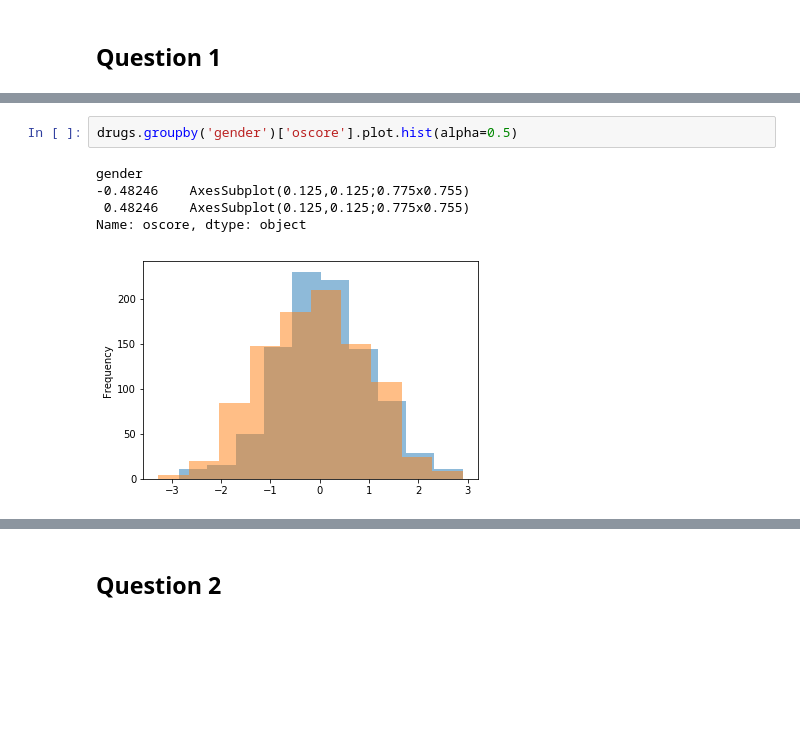
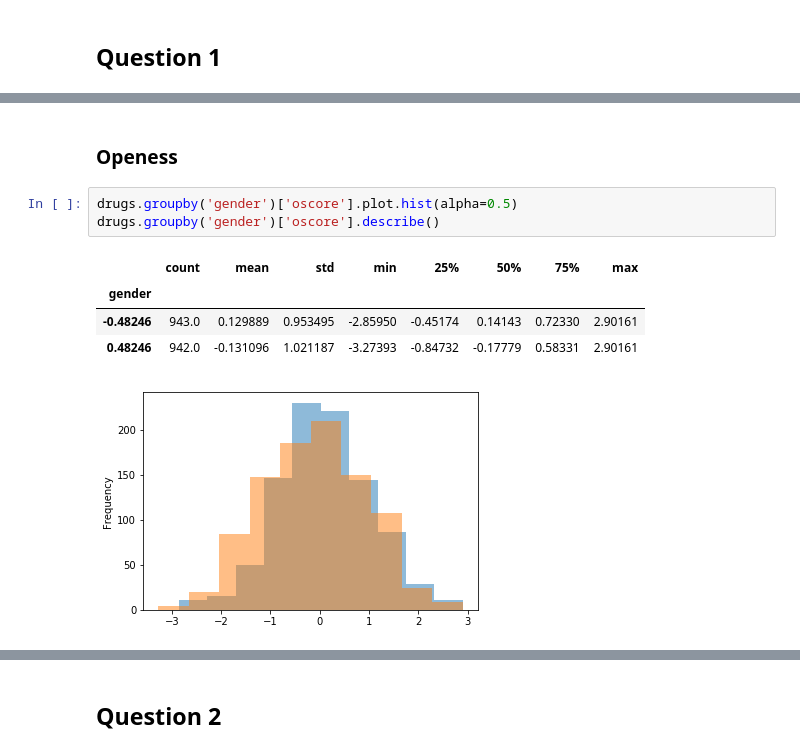
Before and after one commit to AndreMoukarzel/MAC0459, a Jupyter notebook: DataScienceEP1.ipynb, the cells around one changed output, grey strips where cells are left out. Cells and saved outputs as stored; diff of their text form; blank space fills up the shorter version.

```diff
--- a/DataScienceEP1.ipynb
+++ b/DataScienceEP1.ipynb
@@ -56,9 +83,12 @@ Name: escore, dtype: object
 [figure]
+# %% [markdown]
+### Openess
 # %%
 drugs.groupby('gender')['oscore'].plot.hist(alpha=0.5)
+drugs.groupby('gender')['oscore'].describe()
 # %% [output]
-gender
--0.48246    AxesSubplot(0.125,0.125;0.775x0.755)
- 0.48246    AxesSubplot(0.125,0.125;0.775x0.755)
-Name: oscore, dtype: object
+|  | count | mean | std | min | 25% | 50% | 75% | max |
+| gender |  |  |  |  |  |  |  |  |
+| -0.48246 | 943.0 | 0.129889 | 0.953495 | -2.85950 | -0.45174 | 0.14143 | 0.72330 | 2.90161 |
+| 0.48246 | 942.0 | -0.131096 | 1.021187 | -3.27393 | -0.84732 | -0.17779 | 0.58331 | 2.90161 |
 [figure]
```
Also changed, not shown: parts of 83 cells of this notebook.
